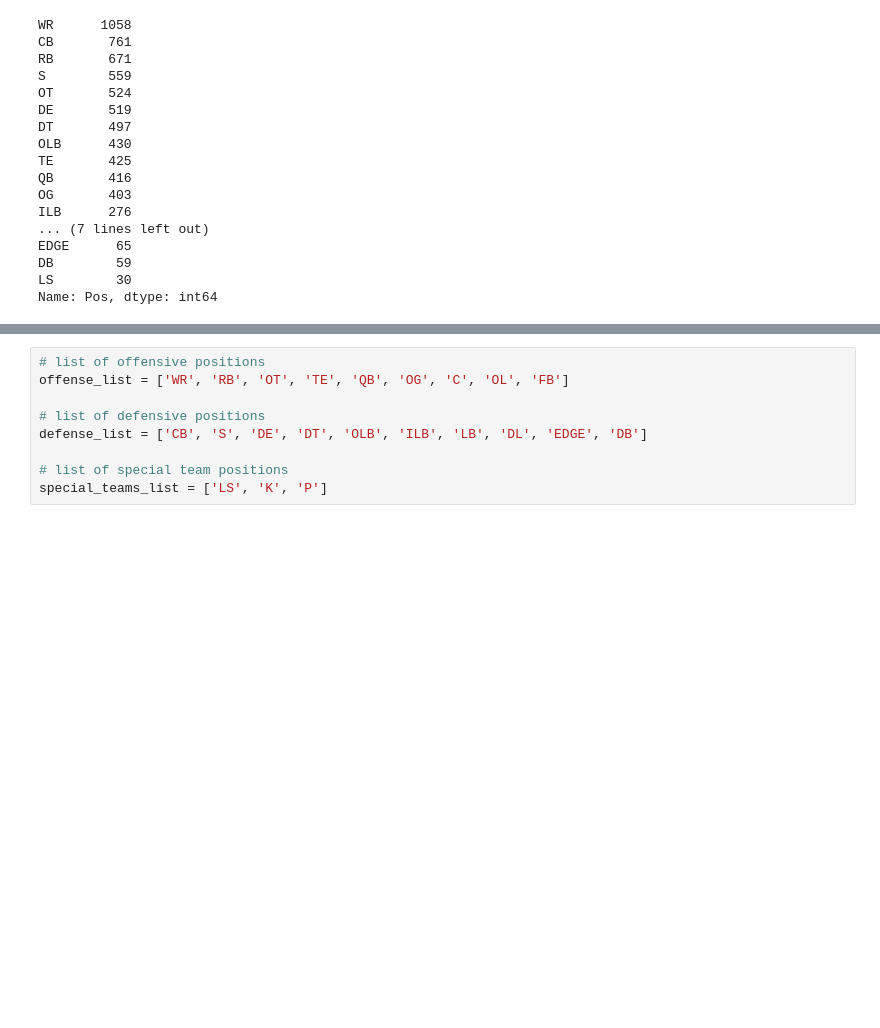
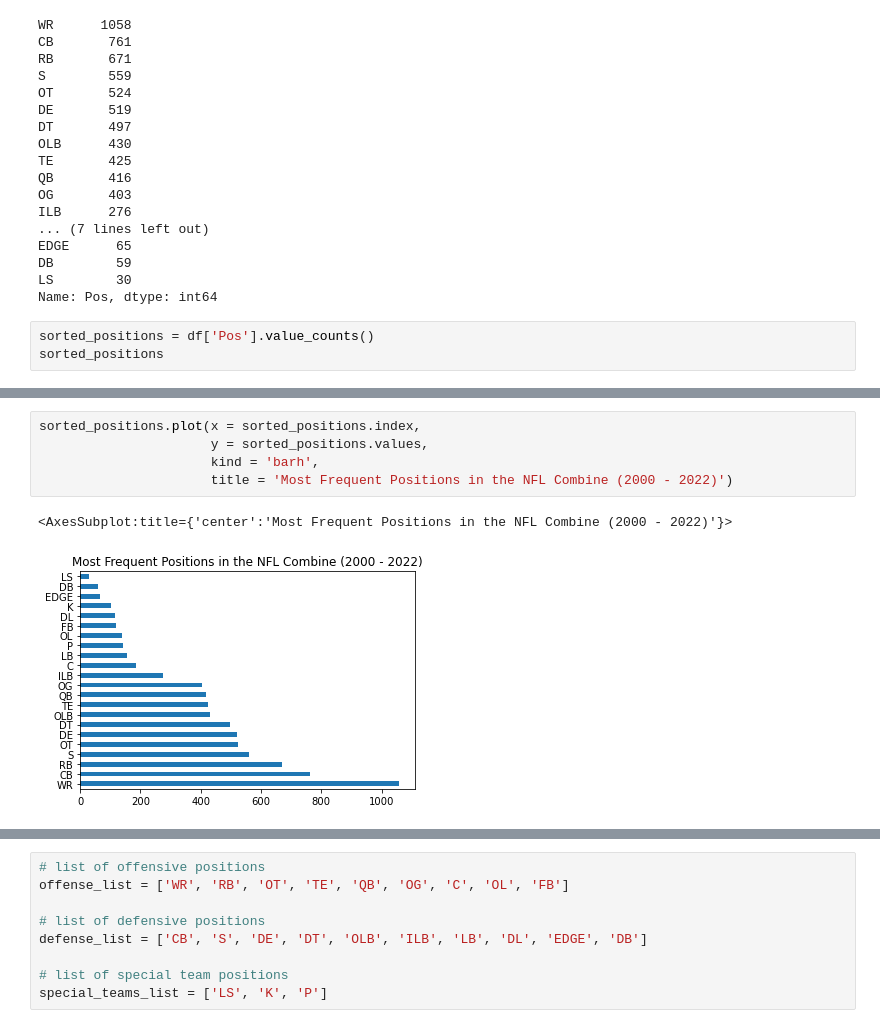
Before and after one commit to eric8395/NFL-Combine-Draft-Classification, a Jupyter notebook: Combine Classification.ipynb, the cells around one changed output, grey strips where cells are left out. Saved outputs shown, nothing was run; the diff lists cells and outputs as text; blank space fills up the shorter version.

```diff
--- a/Combine Classification.ipynb
+++ b/Combine Classification.ipynb
@@ -225,3 +225,6 @@ EDGE      65
 DB        59
 LS        30
 Name: Pos, dtype: int64
+# %%
+sorted_positions = df['Pos'].value_counts()
+sorted_positions
@@ -227,0 +249,8 @@ Name: Pos, dtype: int64
+# %%
+sorted_positions.plot(x = sorted_positions.index,
+                      y = sorted_positions.values,
+                      kind = 'barh',
+                      title = 'Most Frequent Positions in the NFL Combine (2000 - 2022)')
+# %% [output]
+<AxesSubplot:title={'center':'Most Frequent Positions in the NFL Combine (2000 - 2022)'}>
+[figure, added]
```
Also changed, not shown: parts of 42 cells of this notebook, 13 other files.
